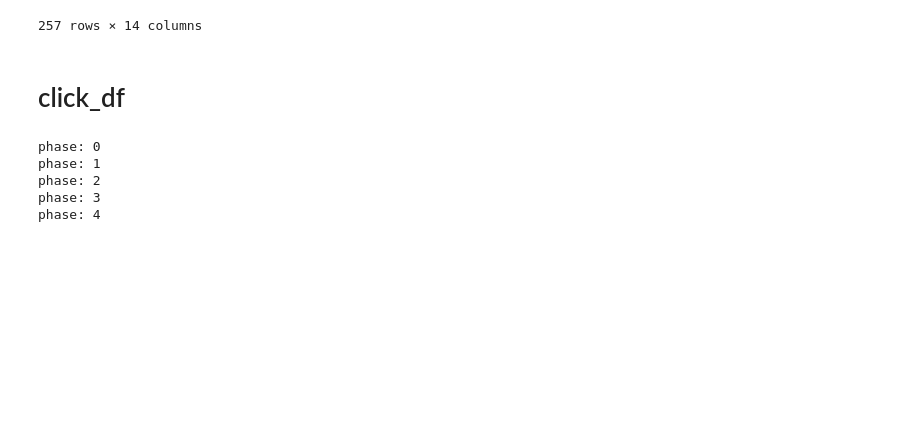
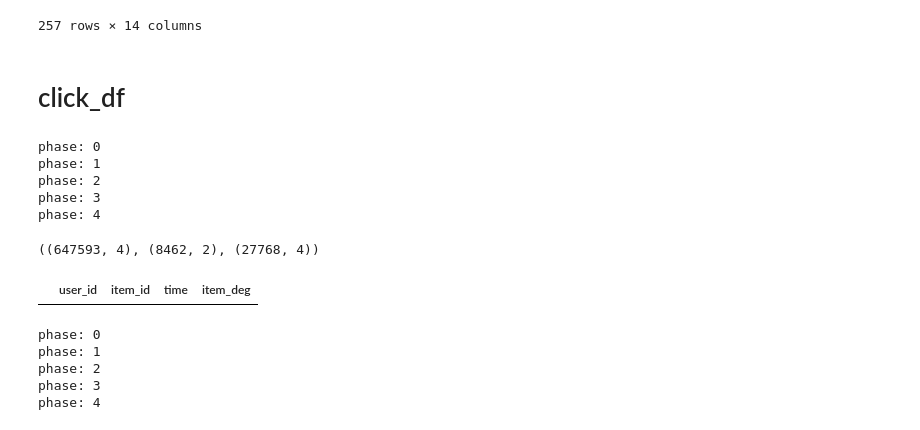
Before and after one commit to mayi140611/mayiapps, a Jupyter notebook: a_0330_0527_Modern_E_Commerce_Platform_Debiasing/0EDA.ipynb, the cells around one changed output. Drawn from its saved outputs; the diff is of its cells as text; code cells hidden in the pictures; blank space fills up the shorter version.

```diff
--- a/a_0330_0527_Modern_E_Commerce_Platform_Debiasing/0EDA.ipynb
+++ b/a_0330_0527_Modern_E_Commerce_Platform_Debiasing/0EDA.ipynb
@@ -482,3 +531,20 @@ from myutils import *
+# %%
+now_phase = 4
+whole_click_train, test_qtime, click_test_val = load_whole_click_data(now_phase)
+# %% [output]
+phase: 0
+phase: 1
+phase: 2
+phase: 3
+phase: 4
+# %%
+whole_click_train.shape, test_qtime.shape, click_test_val.shape
+# %% [output]
+((647593, 4), (8462, 2), (27768, 4))
+# %%
+whole_click_train[~whole_click_train.user_id.isin(click_test_val.user_id)]
+# %% [output]
+|  | user_id | item_id | time | item_deg |
 # %%
 now_phase = 4
 whole_click_train, click_test_val, test_qtime, all_click_df, click_test_val2 = load_click_data(now_phase)
```
Also changed, not shown: parts of 4 cells of this notebook, 1 other file.
